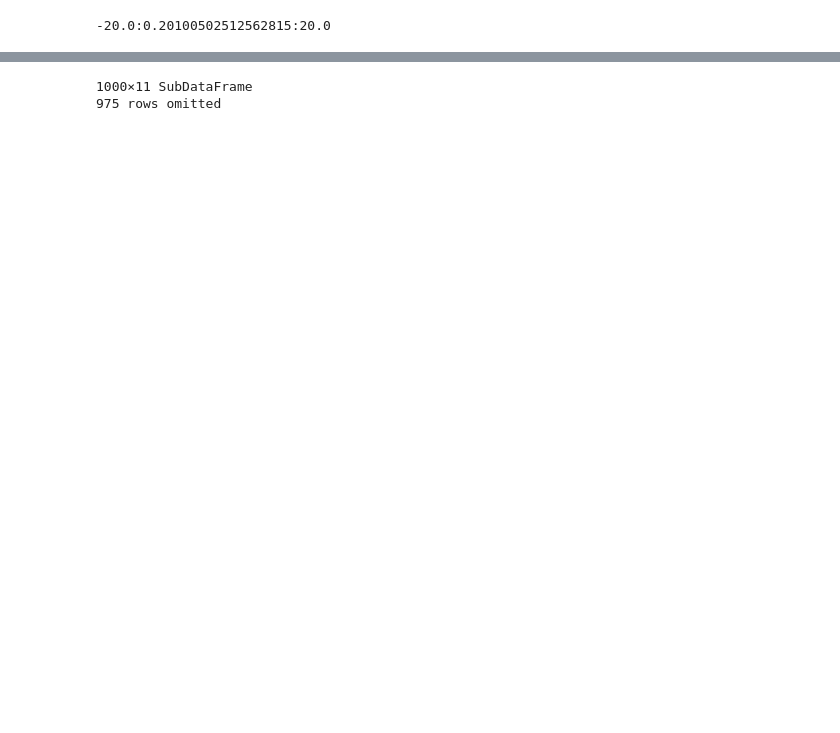
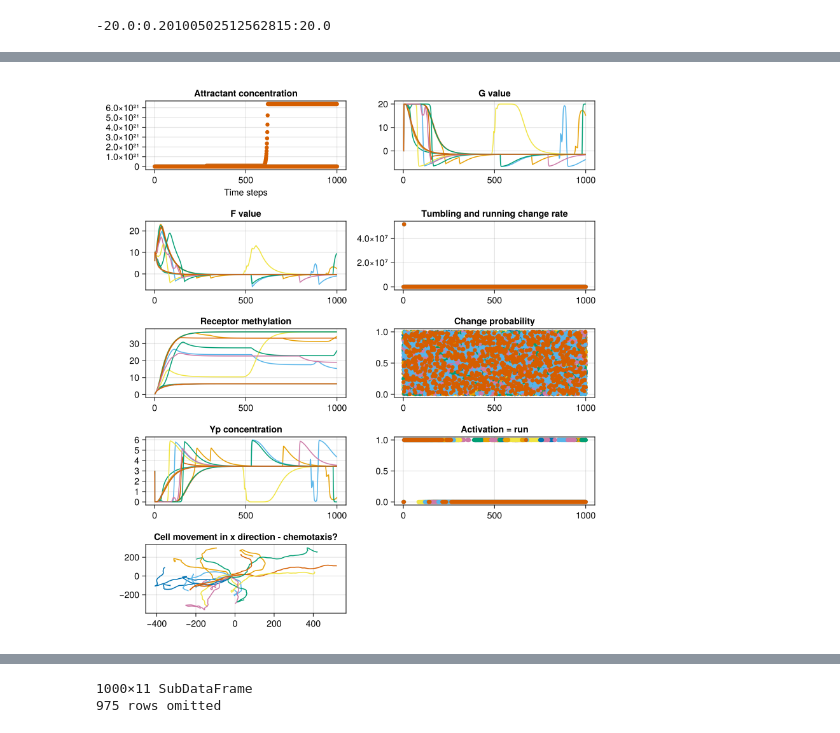
Before and after one commit to jmarib/CellBasedModels.jl, a Jupyter notebook: examples/movement.ipynb, the cells around one changed output, grey strips where cells are left out. Saved outputs shown, nothing was run; the diff lists cells and outputs as text; code cells hidden in the pictures; blank space fills up the shorter version.

Commit message:
ensemble_graphs

```diff
--- a/examples/movement.ipynb
+++ b/examples/movement.ipynb
@@ -312,8 +319,8 @@ totes ses cèl·lules tenen la mateixa mm (concentracio, es igual la x)
 # %%
 using CSV, DataFrames
 
-outfile = "trajectory6.csv"
-data6 = DataFrame(
+outfile = "trajectory8.csv"
+data = DataFrame(
     step = Int[],
     id = Int[],
     x = Float64[],
@@ -324,7 +331,8 @@ data6 = DataFrame(
     P = Float64[],
     M = Float64[],
     Yp = Float64[],
-    methyl = Float64[]
+    methyl = Float64[],
+    F = Float64[]
 )
 
 
@@ -336,7 +344,7 @@ loadToPlatform!(com, preallocateAgents=20)       #Preallocate agents = number of
 for step in 1:steps
     step!(com)
     for i in 1:com.N
-        push!(data6, (
+        push!(data, (
             step,
             i,
             com.x[i],
@@ -347,10 +355,11 @@ for step in 1:steps
             com.P[i],
             com.mm[i],
             com.Yp[i],
-            com.methyl[i]
+            com.methyl[i],
+            com.F[i]
         ))
     end
 end
 
-CSV.write(outfile, data6)
+CSV.write(outfile, data)
 # %% [output]
@@ -357,0 +367,67 @@ CSV.write(outfile, data6)
+# %%
+fig = Figure(size = (800, 2800))
+
+ax0 = Axis(fig[1,1], title = "Attractant concentration", xlabel = "Time steps")
+
+for (id, group) in pairs(groupby(data, :id))
+    scatter!(ax0, group.step, group.M, label = "Cell $id")
+end
+
+ax1 = Axis(fig[2,1], title = "F value" )
+
+for (id, group) in pairs(groupby(data, :id))
+    lines!(ax1, group.step, group.F, label = "Cell $id")
+end
+
+
+ax2 = Axis(fig[3,1], title = "Receptor methylation")
+
+for (id, group) in pairs(groupby(data, :id))
+    lines!(ax2, group.step, group.methyl, label = "Cell $id")
+end
+
+ax3 = Axis(fig[4,1], title = "Yp concentration")
+
+for (id, group) in pairs(groupby(data, :id))
+    lines!(ax3, group.step, group.Yp, label = "Cell $id")
+end
+
+ax4 = Axis(fig[1,2], title = "G value")
+
+for (id, group) in pairs(groupby(data, :id))
+    lines!(ax4, group.step, group.G, label = "Cell $id")
+end
+
+ax5 = Axis(fig[2,2], title = "Tumbling and running change rate")
+
+for (id, group) in pairs(groupby(data, :id))
+    scatter!(ax5, group.step, group.λ, label = "Cell $id")
+end
+
+ax6 = Axis(fig[3,2], title = "Change probability")
+
+for (id, group) in pairs(groupby(data, :id))
+    scatter!(ax6, group.step, group.P, label = "Cell $id")
+end
+
+ax6 = Axis(fig[4,2], title = "Activation = run")
+
+for (id, group) in pairs(groupby(data, :id))
+    scatter!(ax6, group.step, group.active, label = "Cell $id")
+end
+
+ax7 = Axis(fig[5,1], title = "Cell movement in x direction - chemotaxis?")
+
+for (id, group) in pairs(groupby(data, :id))
+    lines!(ax7, group.x, group.y, label = "Cell $id")
+end
+
+
+
+
+
+# axislegend(ax, position = :rt)
+
+display(fig)
+# %% [output]
+[figure, added]
```
Also changed, not shown: parts of 7 cells of this notebook, 4 other files.
